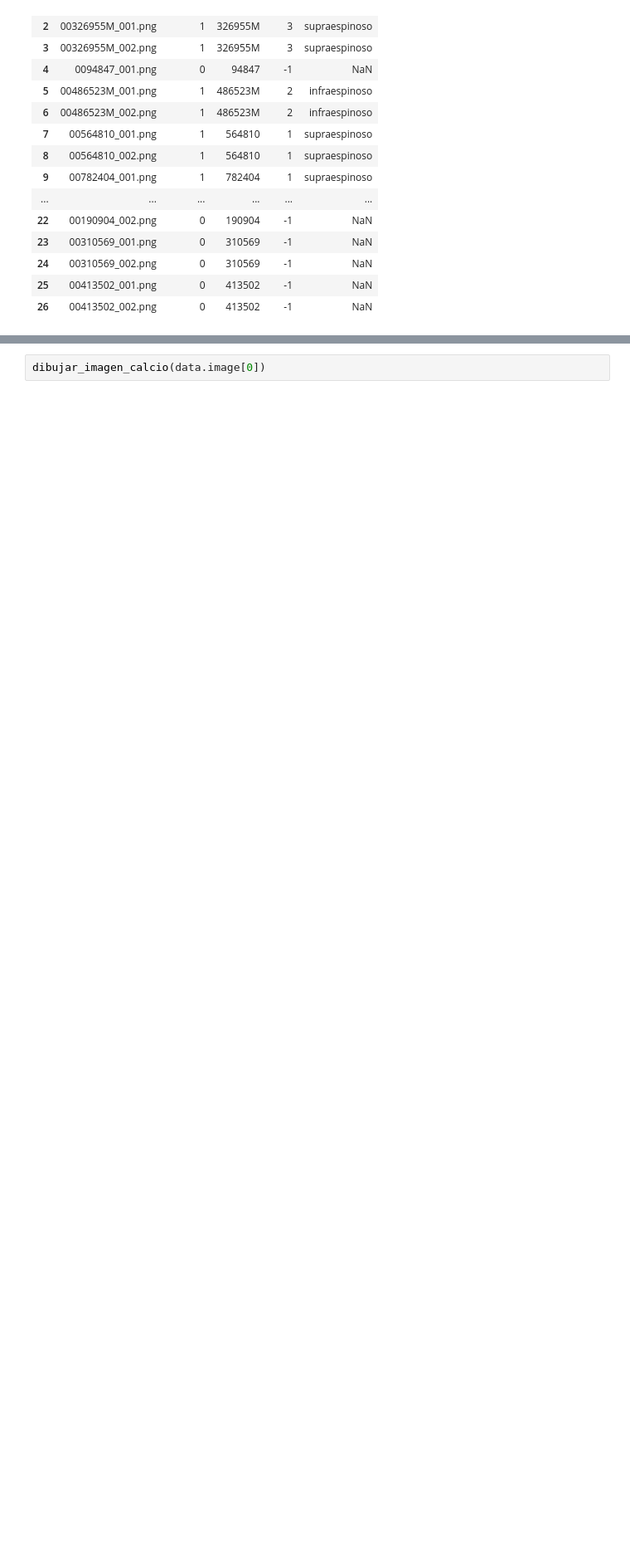
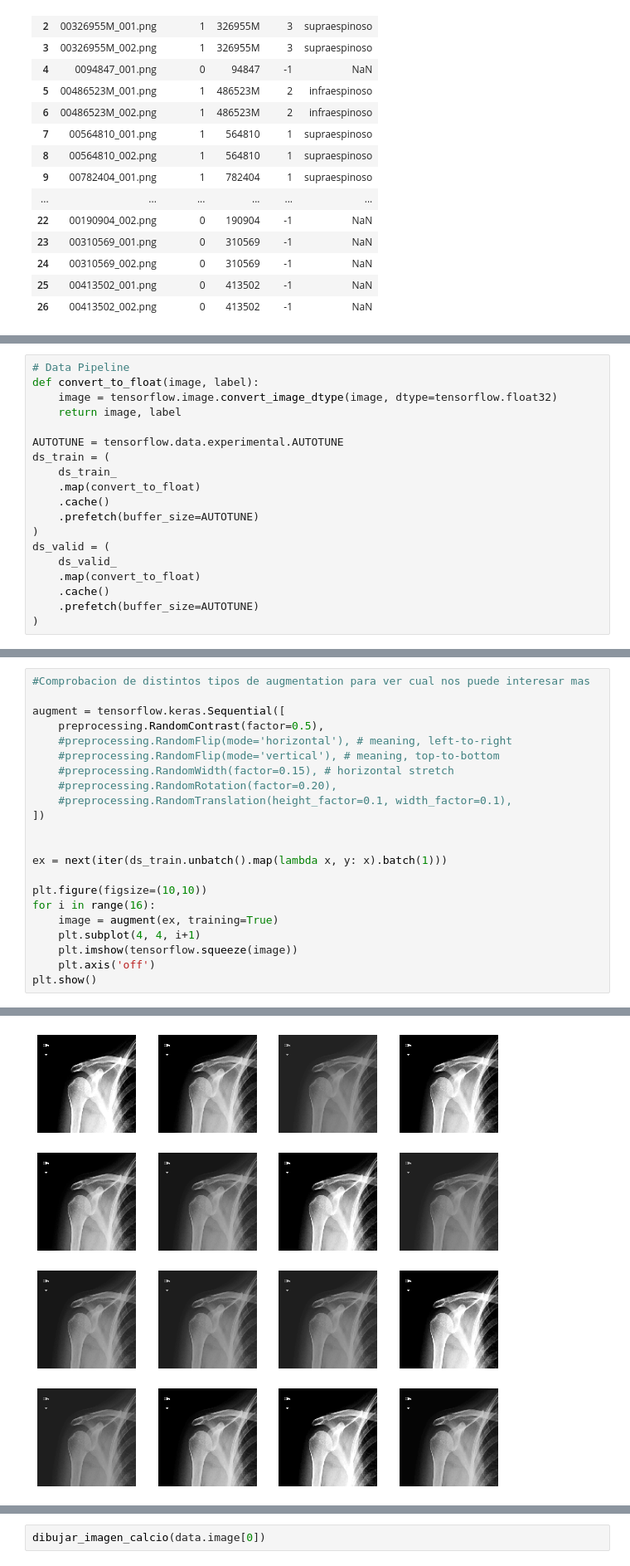
Before and after one commit to JavierAlvarezBenito/HURJC, a Jupyter notebook: Proyecto_HURJC.ipynb, the cells around one changed output, grey strips where cells are left out. Shown at 83% size. Saved outputs shown, nothing was run; the diff lists cells and outputs as text; blank space fills up the shorter version.

Commit message:
Segundo Commit
Adaptacion de las imagenes para cargarlas en la CNN.
Diseño de una primera CNN con data augmentation y analisis de los resultados

```diff
--- a/Proyecto_HURJC.ipynb
+++ b/Proyecto_HURJC.ipynb
@@ -36,0 +68,19 @@ data.head(30)
+# %%
+# Data Pipeline
+def convert_to_float(image, label):
+    image = tensorflow.image.convert_image_dtype(image, dtype=tensorflow.float32)
+    return image, label
+
+AUTOTUNE = tensorflow.data.experimental.AUTOTUNE
+ds_train = (
+    ds_train_
+    .map(convert_to_float)
+    .cache()
+    .prefetch(buffer_size=AUTOTUNE)
+)
+ds_valid = (
+    ds_valid_
+    .map(convert_to_float)
+    .cache()
+    .prefetch(buffer_size=AUTOTUNE)
+)
@@ -36,0 +89,23 @@ data.head(30)
+# %%
+#Comprobacion de distintos tipos de augmentation para ver cual nos puede interesar mas
+
+augment = tensorflow.keras.Sequential([
+    preprocessing.RandomContrast(factor=0.5),
+    #preprocessing.RandomFlip(mode='horizontal'), # meaning, left-to-right
+    #preprocessing.RandomFlip(mode='vertical'), # meaning, top-to-bottom
+    #preprocessing.RandomWidth(factor=0.15), # horizontal stretch
+    #preprocessing.RandomRotation(factor=0.20),
+    #preprocessing.RandomTranslation(height_factor=0.1, width_factor=0.1),
+])
+
+
+ex = next(iter(ds_train.unbatch().map(lambda x, y: x).batch(1)))
+
+plt.figure(figsize=(10,10))
+for i in range(16):
+    image = augment(ex, training=True)
+    plt.subplot(4, 4, i+1)
+    plt.imshow(tensorflow.squeeze(image))
+    plt.axis('off')
+plt.show()
+# %% [output]
@@ -36,0 +120 @@ data.head(30)
+[figure, added]
```
Also changed, not shown: parts of 15 cells of this notebook.
